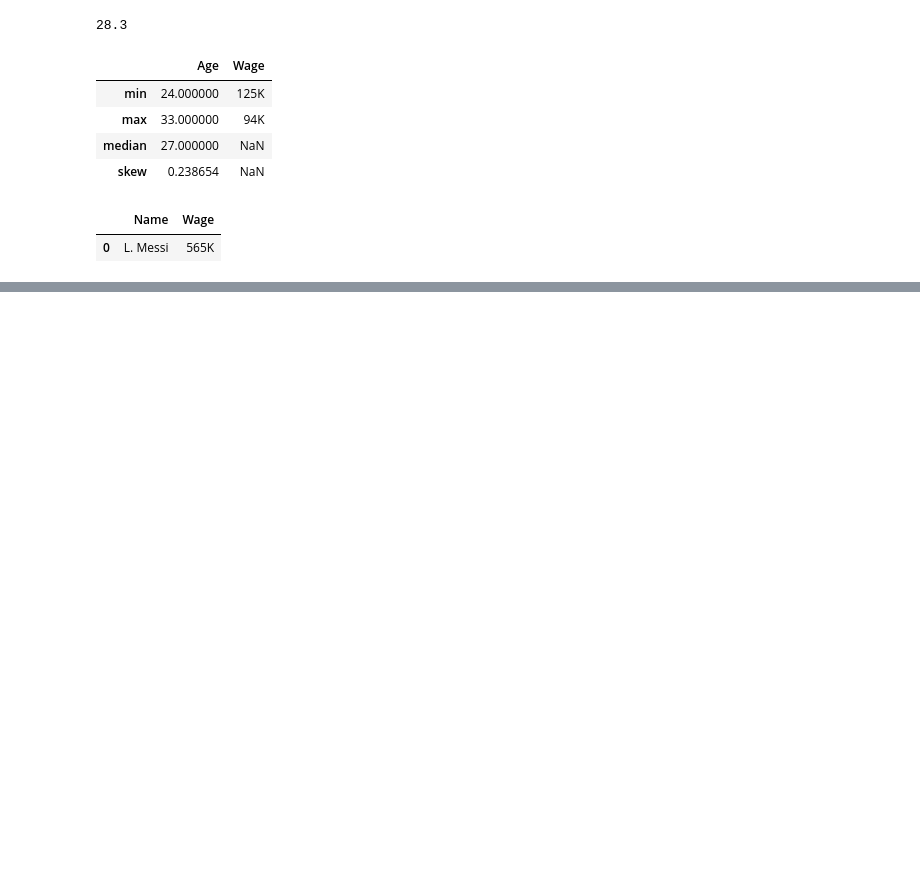
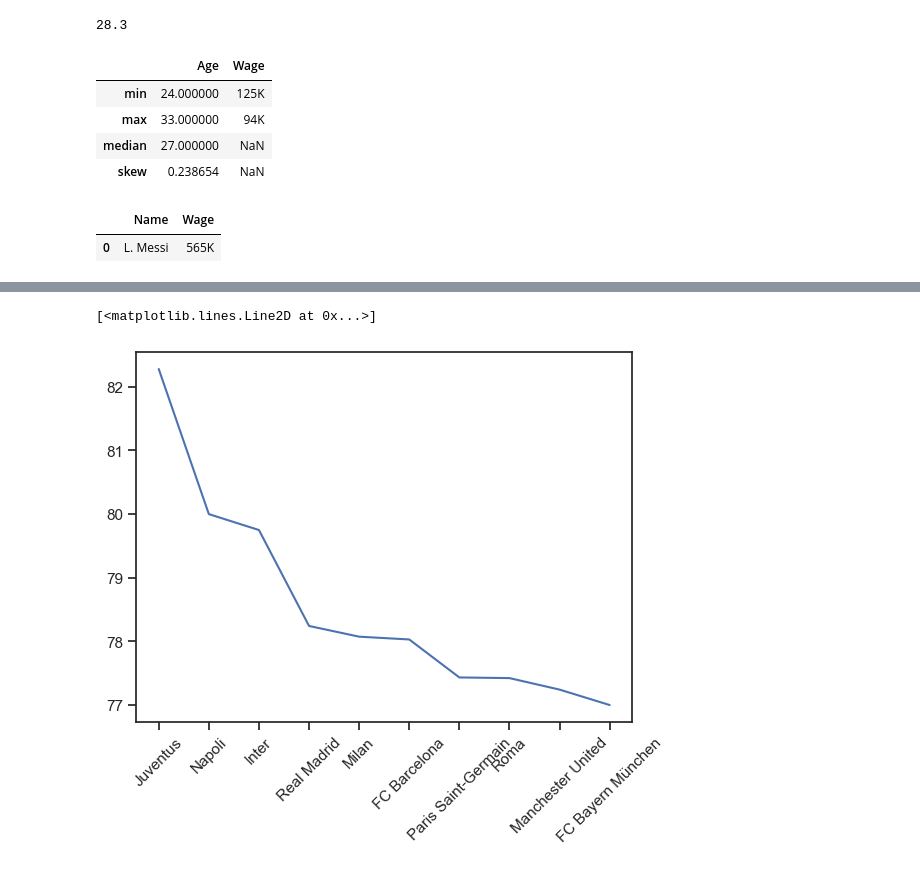
Before and after one commit to Mangeshaglawe/TestSubmissions, a Jupyter notebook: Python_Assignment/FIFA-WC-GRADED-ASSIGNMENT.ipynb, the cells around one changed output, grey strips where cells are left out. Drawn from its saved outputs; the diff is of its cells as text; code cells hidden in the pictures; blank space fills up the shorter version.

```diff
--- a/Python_Assignment/FIFA-WC-GRADED-ASSIGNMENT.ipynb
+++ b/Python_Assignment/FIFA-WC-GRADED-ASSIGNMENT.ipynb
@@ -392,11 +392,8 @@ top20df[["Name", "Wage"]].head(1)
 |  | Name | Wage |
 | 0 | L. Messi | 565K |
 # %%
+#Average Overall Rating of Each Club
 df_new = df[['Club','Name','Wage','Overall']]
 #df_new.describe()
-
-#df_new["Wage"]
-df_new["Wage"] = df_new["Wage"].str.replace('€', '')
-df_new["Wage"].replace({"K":"*1e3","M":"*1e6"},regex=True).map(pd.eval).astype(float)
-df_new[["Club", "Overall"]].groupby("Club").mean().sort_values(by='Wage',ascending=False)
+df_new[["Club", "Overall"]].groupby("Club").mean().sort_values(by='Overall',ascending=False)
 # %% [output]
@@ -404,3 +414,10 @@ KeyError: 'Wage'
+# %%
+ #Display the average overall rating of Top10 Clubs using a plot
+plt.xticks(rotation=45)
+plt.plot(df_new[["Club", "Overall"]].groupby("Club").mean().sort_values(by='Overall',ascending=False).head(10))
+# %% [output]
+[<matplotlib.lines.Line2D at 0x...>]
+[figure, added]
 # %%
 
 #df['Joined'] = df["Joined"].astype('datetime64[ns]')
```
Also changed, not shown: parts of 1 cell of this notebook.
